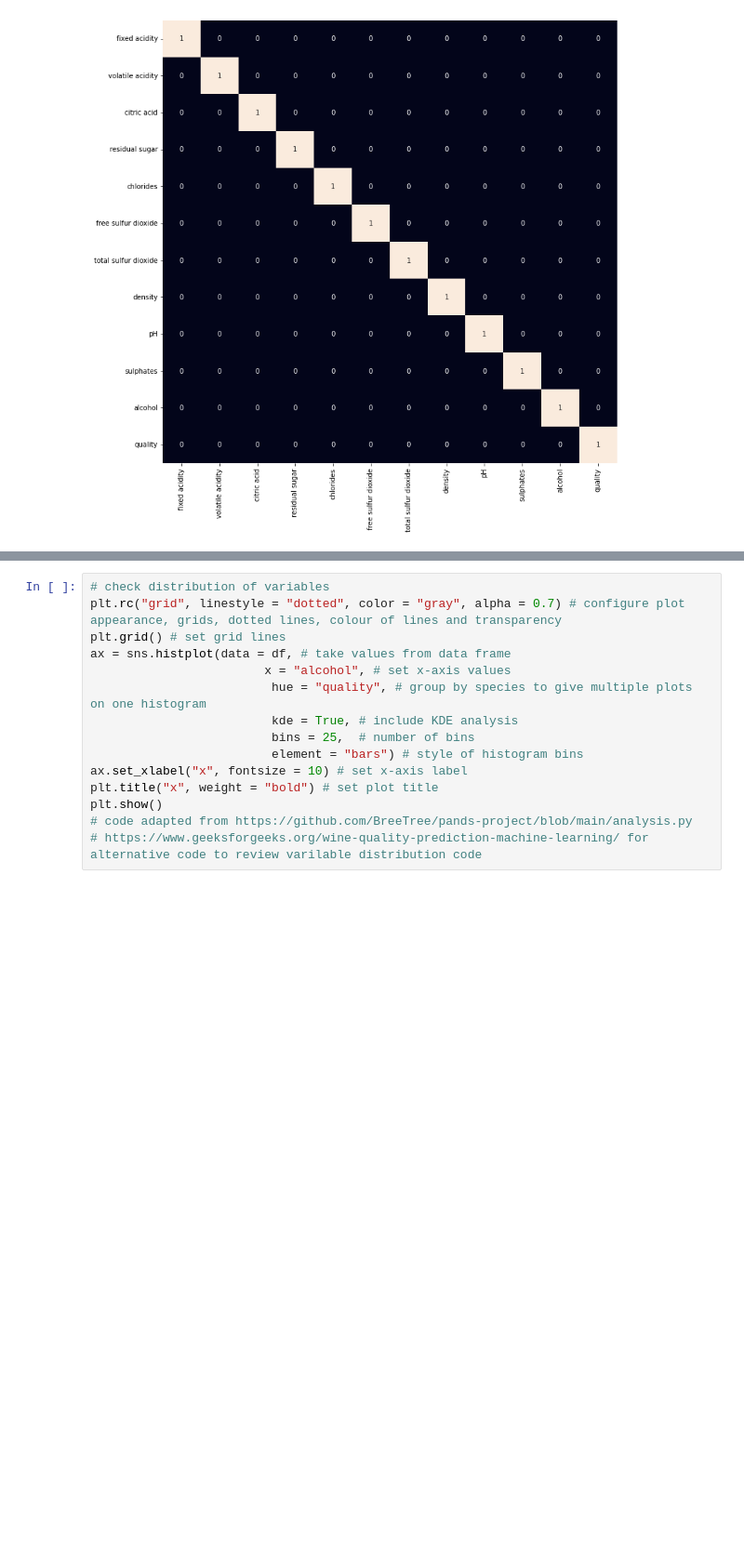
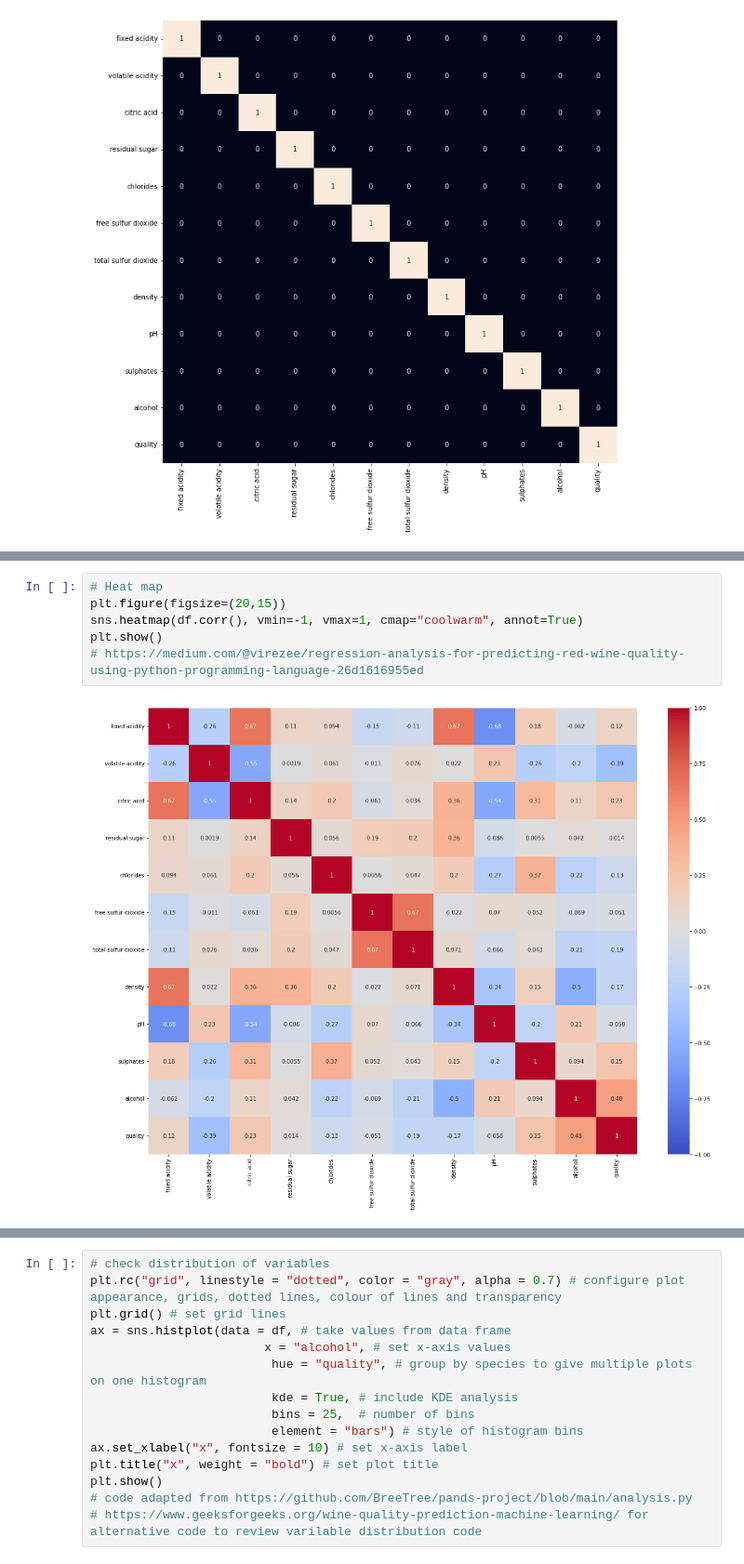
Before and after one commit to BreeTree/progda2022, a Jupyter notebook: assignment/PROGDAassignment.ipynb, the cells around one changed output, grey strips where cells are left out. Shown at 93% size. Drawn from its saved outputs; the diff is of its cells as text; blank space fills up the shorter version.

```diff
--- a/assignment/PROGDAassignment.ipynb
+++ b/assignment/PROGDAassignment.ipynb
@@ -145,3 +151,11 @@ df.corr()
 | sulphates | 0.183006 | -0.260987 | 0.312770 | 0.005527 | 0.371260 | 0.051658 | ... |
 | alcohol | -0.061668 | -0.202288 | 0.109903 | 0.042075 | -0.221141 | -0.069408 | ... |
 | quality | 0.124052 | -0.390558 | 0.226373 | 0.013732 | -0.128907 | -0.050656 | ... |
+# %%
+# Heat map
+plt.figure(figsize=(20,15))
+sns.heatmap(df.corr(), vmin=-1, vmax=1, cmap="coolwarm", annot=True)
+plt.show()
+# https://medium.com/@virezee/regression-analysis-for-predicting-red-wine-quality-using-python-programming-language-26d1616955ed
+# %% [output]
+[figure, added]
```
Also changed, not shown: parts of 7 cells of this notebook, 1 other file.
